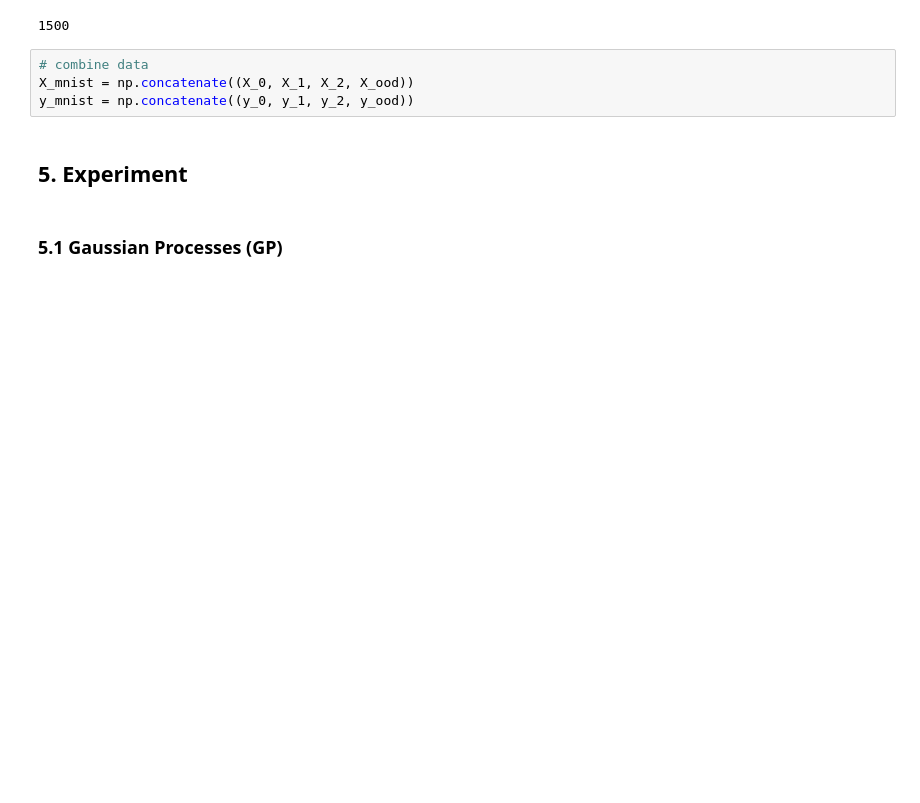
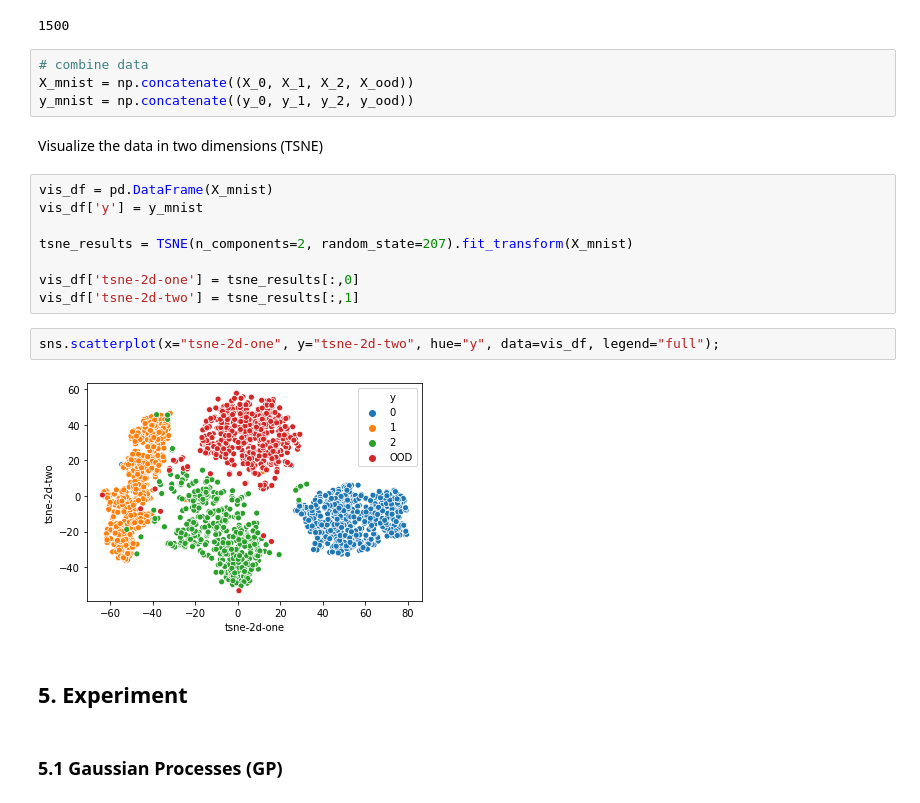
Before and after one commit to catharinewu/XXNM, a Jupyter notebook: report.ipynb, the cells around one changed output. Cells and saved outputs as stored; diff of their text form; blank space fills up the shorter version.

```diff
--- a/report.ipynb
+++ b/report.ipynb
@@ -234,6 +235,20 @@ len(np.concatenate((X_0, X_1, X_2)))
 # combine data
 X_mnist = np.concatenate((X_0, X_1, X_2, X_ood))
 y_mnist = np.concatenate((y_0, y_1, y_2, y_ood))
+# %% [markdown]
+Visualize the data in two dimensions (TSNE)
+# %%
+vis_df = pd.DataFrame(X_mnist)
+vis_df['y'] = y_mnist
+
+tsne_results = TSNE(n_components=2, random_state=207).fit_transform(X_mnist)
+
+vis_df['tsne-2d-one'] = tsne_results[:,0]
+vis_df['tsne-2d-two'] = tsne_results[:,1]
+# %%
+sns.scatterplot(x="tsne-2d-one", y="tsne-2d-two", hue="y", data=vis_df, legend="full");
+# %% [output]
+[figure, added]
 # %% [markdown]
 ## 5. Experiment
 # %% [markdown]
```
Also changed, not shown: parts of 12 cells of this notebook.
